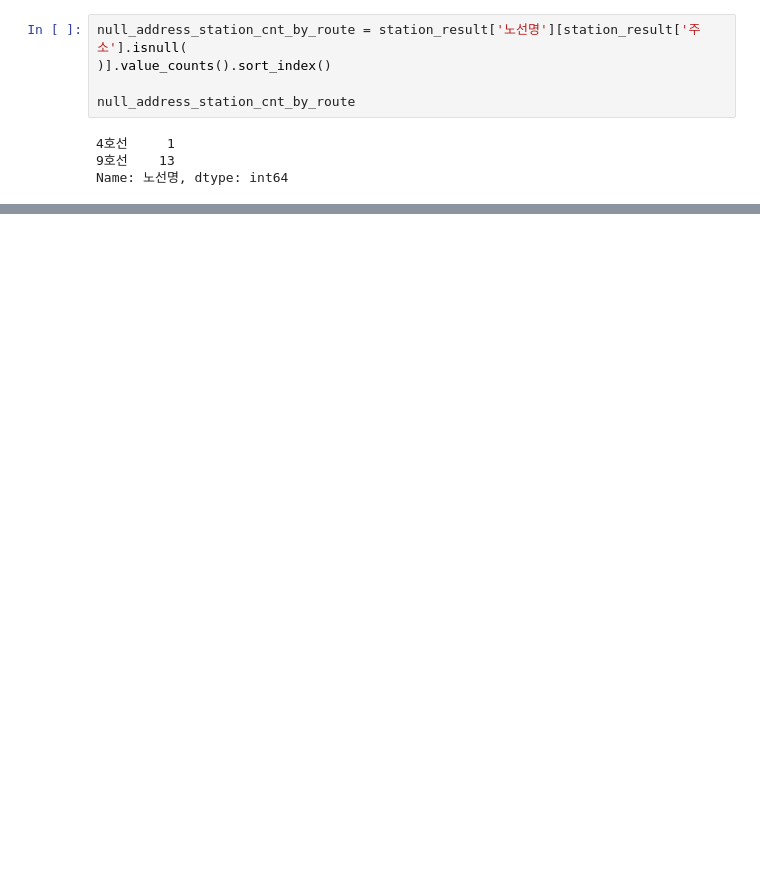
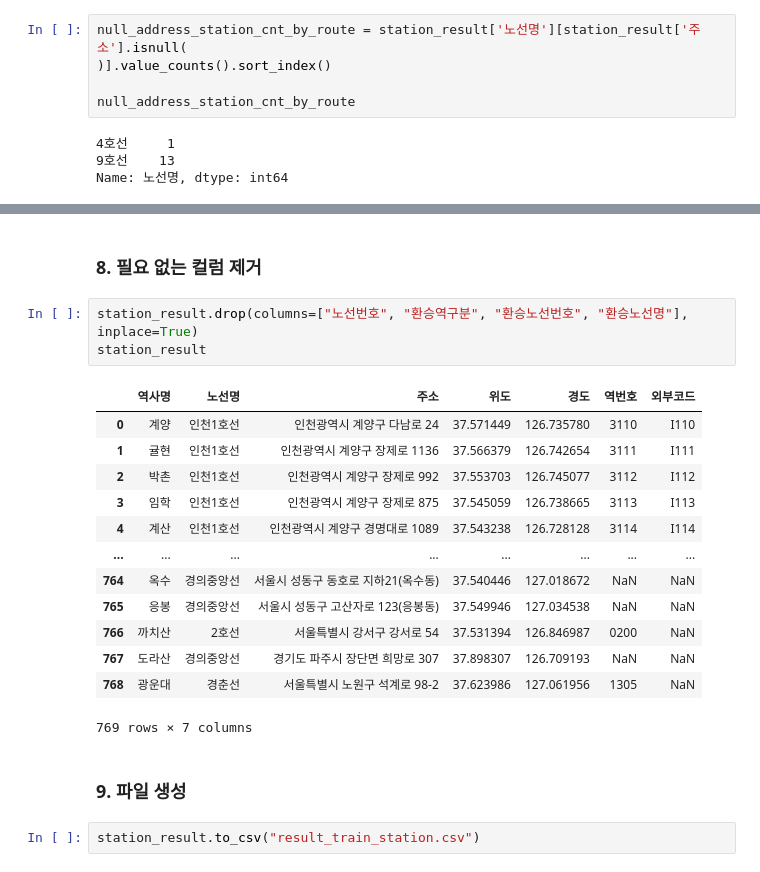
Before and after one commit to 23-1-CauCapstone-Team3/DataPreprocessing, a Jupyter notebook: train/station.ipynb, the cells around one changed output, grey strips where cells are left out. Cells and saved outputs as stored; diff of their text form; blank space fills up the shorter version.

```diff
--- a/train/station.ipynb
+++ b/train/station.ipynb
@@ -1690,0 +1878,23 @@ station_result[station_result['주소'].isnull()]
+# %% [markdown]
+### 8. 필요 없는 컬럼 제거
+# %%
+station_result.drop(columns=["노선번호", "환승역구분", "환승노선번호", "환승노선명"], inplace=True)
+station_result
+# %% [output]
+|  | 역사명 | 노선명 | 주소 | 위도 | 경도 | 역번호 | 외부코드 |
+| 0 | 계양 | 인천1호선 | 인천광역시 계양구 다남로 24 | 37.571449 | 126.735780 | 3110 | I110 |
+| 1 | 귤현 | 인천1호선 | 인천광역시 계양구 장제로 1136 | 37.566379 | 126.742654 | 3111 | I111 |
+| 2 | 박촌 | 인천1호선 | 인천광역시 계양구 장제로 992 | 37.553703 | 126.745077 | 3112 | I112 |
+| 3 | 임학 | 인천1호선 | 인천광역시 계양구 장제로 875 | 37.545059 | 126.738665 | 3113 | I113 |
+| 4 | 계산 | 인천1호선 | 인천광역시 계양구 경명대로 1089 | 37.543238 | 126.728128 | 3114 | I114 |
+| ... | ... | ... | ... | ... | ... | ... | ... |
+| 764 | 옥수 | 경의중앙선 | 서울시 성동구 동호로 지하21(옥수동) | 37.540446 | 127.018672 | NaN | NaN |
+| 765 | 응봉 | 경의중앙선 | 서울시 성동구 고산자로 123(응봉동) | 37.549946 | 127.034538 | NaN | NaN |
+| 766 | 까치산 | 2호선 | 서울특별시 강서구 강서로 54 | 37.531394 | 126.846987 | 0200 | NaN |
+| 767 | 도라산 | 경의중앙선 | 경기도 파주시 장단면 희망로 307 | 37.898307 | 126.709193 | NaN | NaN |
+| 768 | 광운대 | 경춘선 | 서울특별시 노원구 석계로 98-2 | 37.623986 | 127.061956 | 1305 | NaN |
+769 rows × 7 columns
+# %% [markdown]
+### 9. 파일 생성
+# %%
+station_result.to_csv("result_train_station.csv")
```
Also changed, not shown: parts of 42 cells of this notebook, 1 other file.
